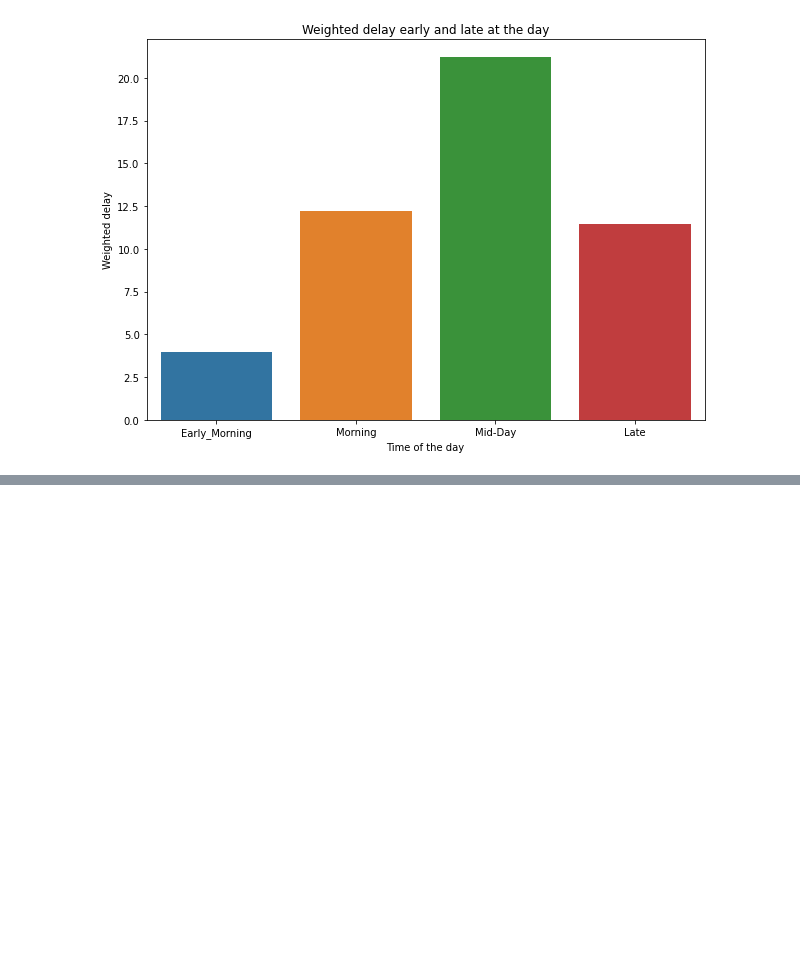
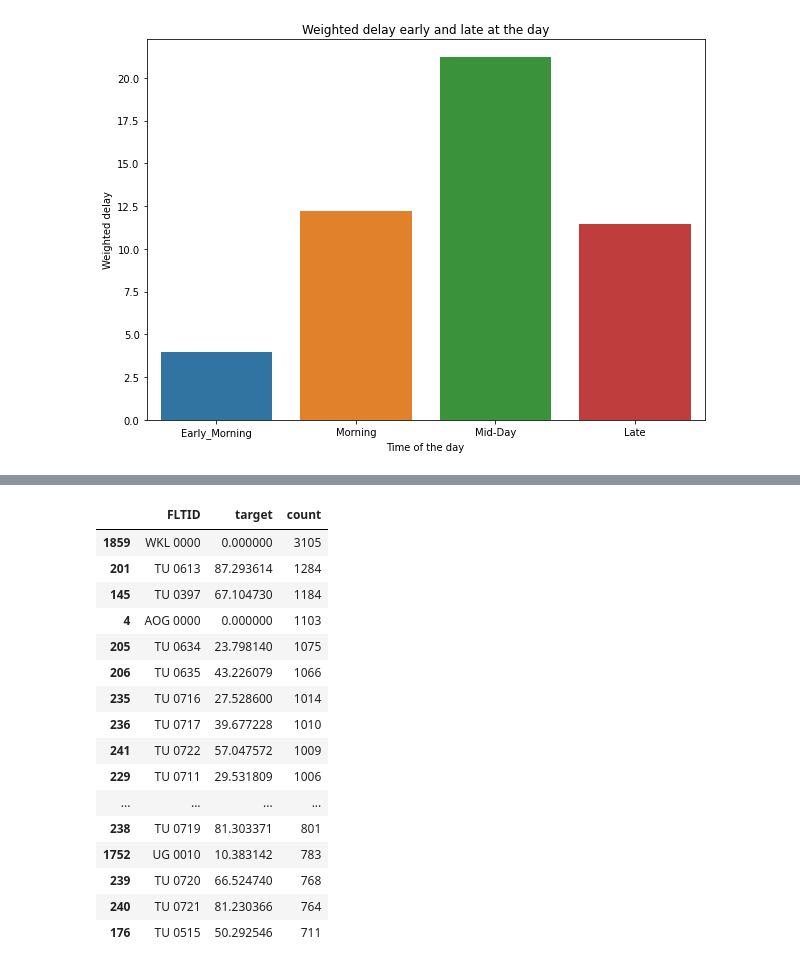
Before and after one commit to janb89/groupwork2, a Jupyter notebook: EDA_Tamara.ipynb, the cells around one changed output, grey strips where cells are left out. Saved outputs shown, nothing was run; the diff lists cells and outputs as text; code cells hidden in the pictures; blank space fills up the shorter version.

```diff
--- a/EDA_Tamara.ipynb
+++ b/EDA_Tamara.ipynb
@@ -351,0 +419,22 @@ sns.barplot(data=df3, x='STD_time_category', y='normalized').set(title='Weighted
+# %%
+fltid.sort_values(by='count', ascending=False).head(50)
+
+#The flight who occurs most often and had less delay starts at Waikoloa Heliport (Hawai)
+# %% [output]
+|  | FLTID | target | count |
+| 1859 | WKL 0000 | 0.000000 | 3105 |
+| 201 | TU 0613 | 87.293614 | 1284 |
+| 145 | TU 0397 | 67.104730 | 1184 |
+| 4 | AOG 0000 | 0.000000 | 1103 |
+| 205 | TU 0634 | 23.798140 | 1075 |
+| 206 | TU 0635 | 43.226079 | 1066 |
+| 235 | TU 0716 | 27.528600 | 1014 |
+| 236 | TU 0717 | 39.677228 | 1010 |
+| 241 | TU 0722 | 57.047572 | 1009 |
+| 229 | TU 0711 | 29.531809 | 1006 |
+| ... | ... | ... | ... |
+| 238 | TU 0719 | 81.303371 | 801 |
+| 1752 | UG 0010 | 10.383142 | 783 |
+| 239 | TU 0720 | 66.524740 | 768 |
+| 240 | TU 0721 | 81.230366 | 764 |
+| 176 | TU 0515 | 50.292546 | 711 |
```
Also changed, not shown: parts of 16 cells of this notebook.
